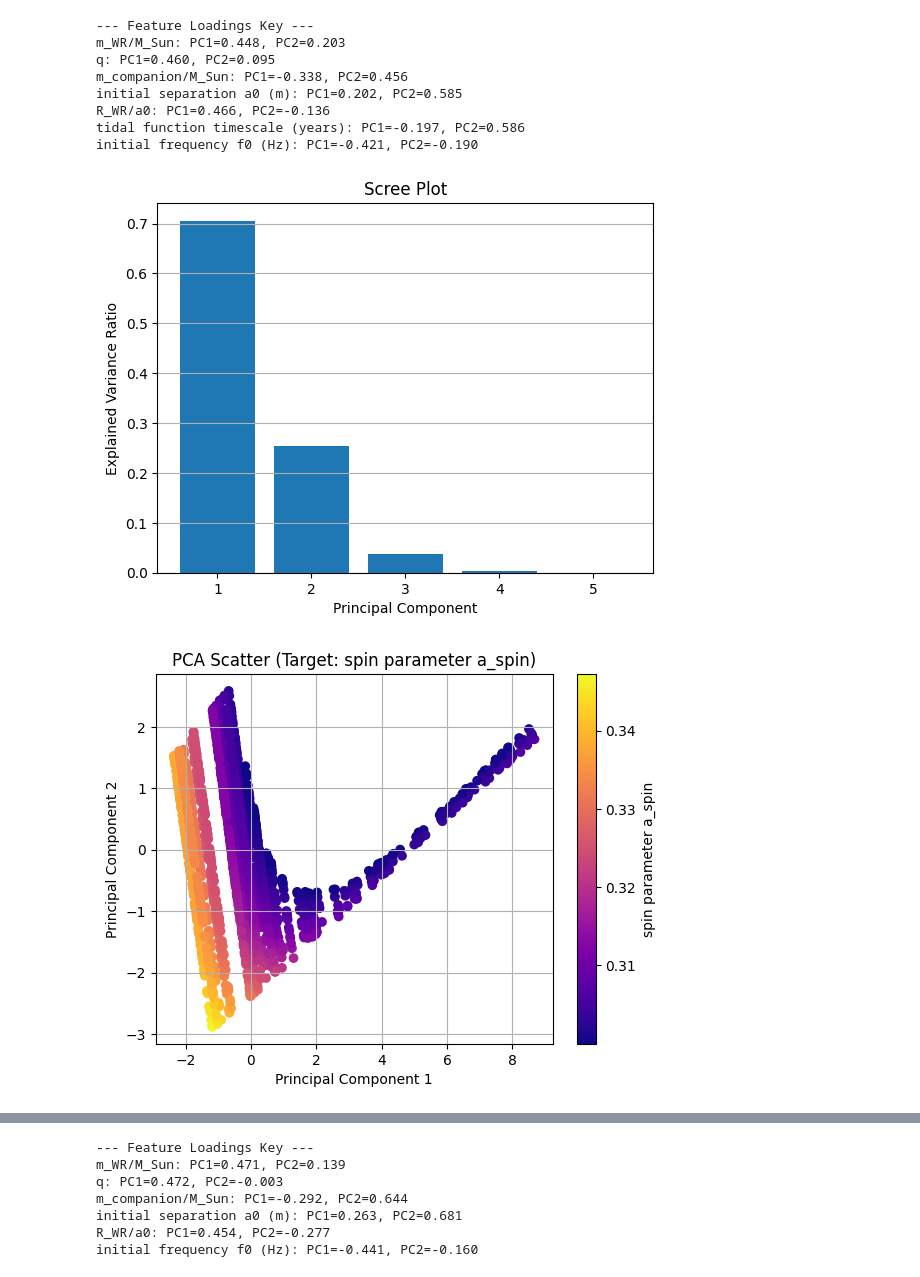
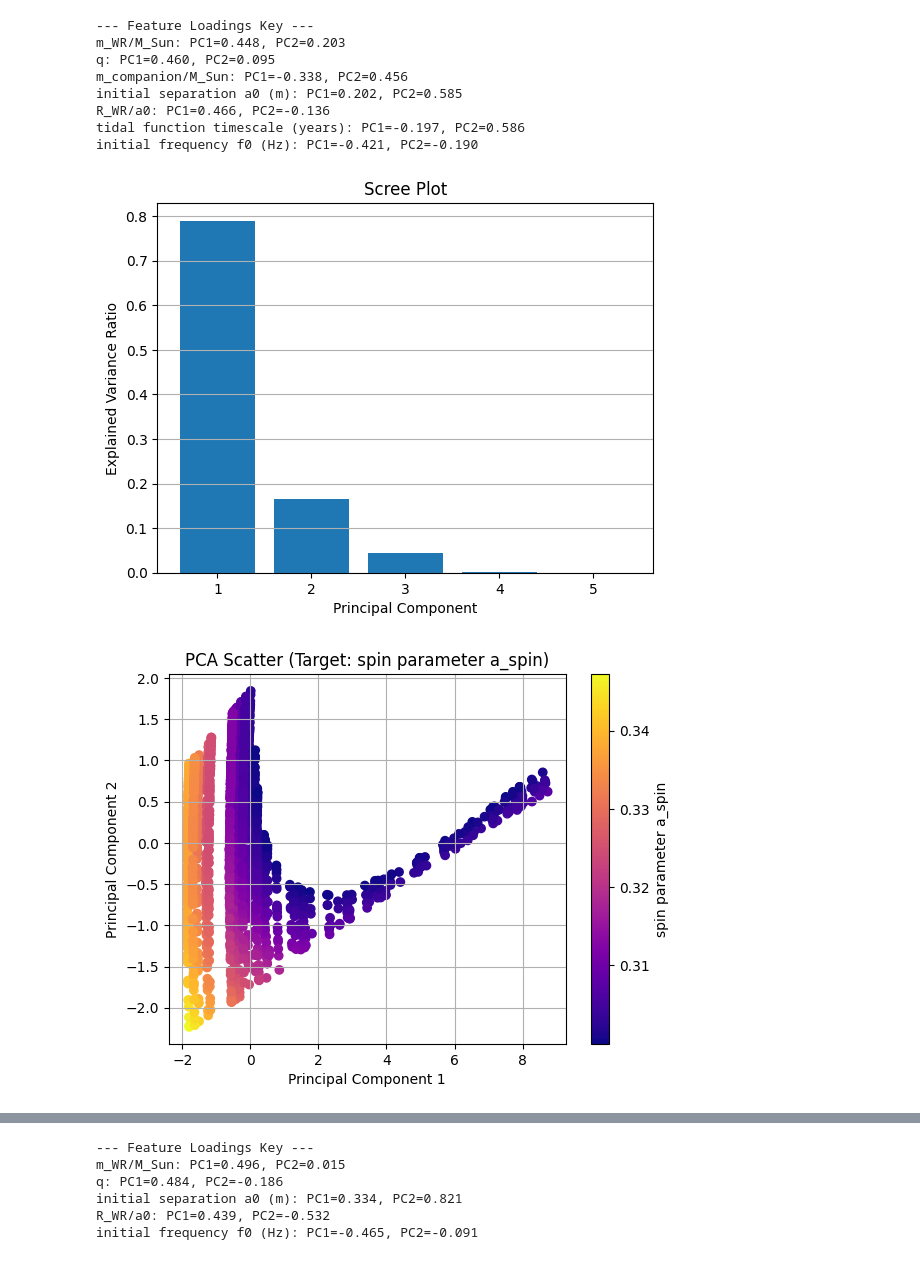
Before and after one commit to Nyaa394/Tidal-Spin-Up-in-Wolf-Rayet-Stars, a Jupyter notebook: PCA.ipynb, the cells around one changed output, grey strips where cells are left out. Saved outputs shown, nothing was run; the diff lists cells and outputs as text; code cells hidden in the pictures.

```diff
--- a/PCA.ipynb
+++ b/PCA.ipynb
@@ -39,7 +39,7 @@ tidal function timescale (years): PC1=-0.197, PC2=0.586
 initial frequency f0 (Hz): PC1=-0.421, PC2=-0.190
 # %%
 import functions as f
-f.pca(file_paths=["all_ok_scaled.csv", "freq_ok_redo_scaled.csv"], target_col='spin parameter a_spin', feature_cols=['m_WR/M_Sun', 'q', 'm_companion/M_Sun', 'initial separation a0 (m)', 'R_WR/a0','initial frequency f0 (Hz)'], n_components=5)
+f.pca(file_paths=["all_ok_scaled.csv", "freq_ok_redo_scaled.csv"], target_col='spin parameter a_spin', feature_cols=['m_WR/M_Sun', 'q', 'initial separation a0 (m)', 'R_WR/a0','initial frequency f0 (Hz)'], n_components=5)
 # %% [output]
-[figure, old version]
+[figure, new version]
-[figure, old version]
+[figure, new version]
@@ -47,10 +47,9 @@ f.pca(file_paths=["all_ok_scaled.csv", "freq_ok_redo_scaled.csv"], target_col='s
 --- Feature Loadings Key ---
-m_WR/M_Sun: PC1=0.471, PC2=0.139
-q: PC1=0.472, PC2=-0.003
-m_companion/M_Sun: PC1=-0.292, PC2=0.644
-initial separation a0 (m): PC1=0.263, PC2=0.681
-R_WR/a0: PC1=0.454, PC2=-0.277
-initial frequency f0 (Hz): PC1=-0.441, PC2=-0.160
+m_WR/M_Sun: PC1=0.496, PC2=0.015
+q: PC1=0.484, PC2=-0.186
+initial separation a0 (m): PC1=0.334, PC2=0.821
+R_WR/a0: PC1=0.439, PC2=-0.532
+initial frequency f0 (Hz): PC1=-0.465, PC2=-0.091
 # %%
 #mid
 import functions as f
```
Also changed, not shown: parts of 2 cells of this notebook, 2 other files.
